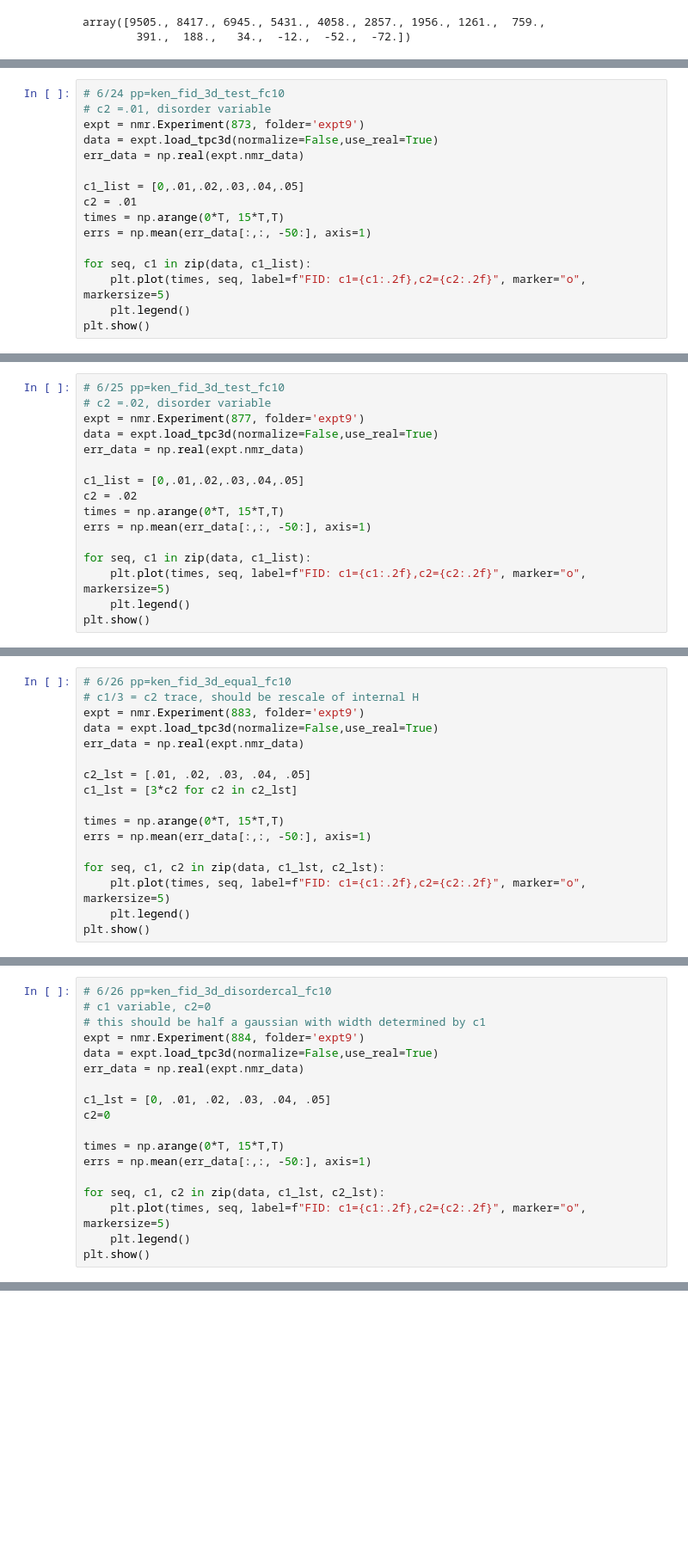
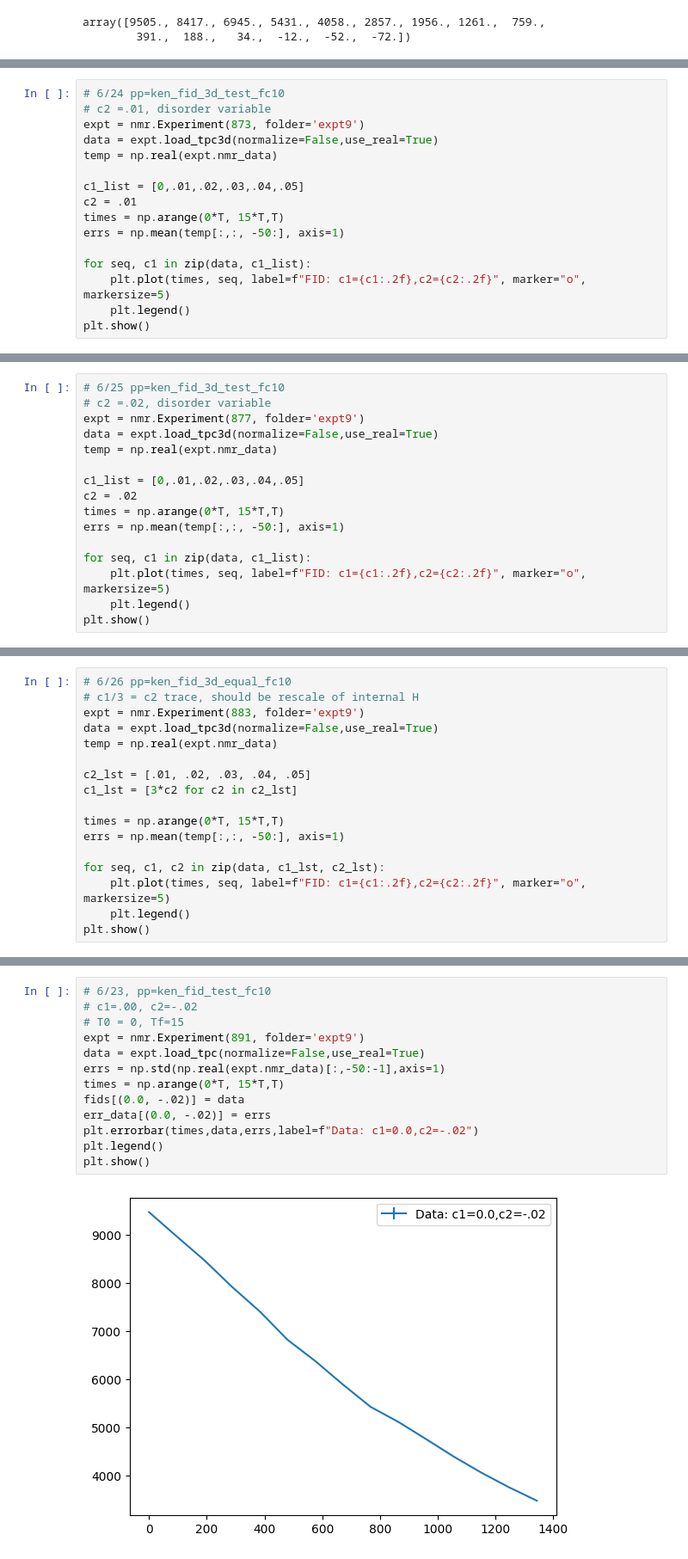
Before and after one commit to awstasiuk/phd-notebooks, a Jupyter notebook: LiF Cals/diffusion_expt_pt2.ipynb, the cells around one changed output, grey strips where cells are left out. Shown at 86% size. Saved outputs shown, nothing was run; the diff lists cells and outputs as text; blank space fills up the shorter version.

```diff
--- a/LiF Cals/diffusion_expt_pt2.ipynb
+++ b/LiF Cals/diffusion_expt_pt2.ipynb
@@ -1678,12 +1678,12 @@ plt.show()
 # c2 =.01, disorder variable
 expt = nmr.Experiment(873, folder='expt9')
 data = expt.load_tpc3d(normalize=False,use_real=True)
-err_data = np.real(expt.nmr_data)
+temp = np.real(expt.nmr_data)
 
 c1_list = [0,.01,.02,.03,.04,.05]
 c2 = .01
 times = np.arange(0*T, 15*T,T)
-errs = np.mean(err_data[:,:, -50:], axis=1)
+errs = np.mean(temp[:,:, -50:], axis=1)
 
 for seq, c1 in zip(data, c1_list):
     plt.plot(times, seq, label=f"FID: c1={c1:.2f},c2={c2:.2f}", marker="o", markersize=5)
@@ -1696,12 +1696,12 @@ plt.show()
 # c2 =.02, disorder variable
 expt = nmr.Experiment(877, folder='expt9')
 data = expt.load_tpc3d(normalize=False,use_real=True)
-err_data = np.real(expt.nmr_data)
+temp = np.real(expt.nmr_data)
 
 c1_list = [0,.01,.02,.03,.04,.05]
 c2 = .02
 times = np.arange(0*T, 15*T,T)
-errs = np.mean(err_data[:,:, -50:], axis=1)
+errs = np.mean(temp[:,:, -50:], axis=1)
 
 for seq, c1 in zip(data, c1_list):
     plt.plot(times, seq, label=f"FID: c1={c1:.2f},c2={c2:.2f}", marker="o", markersize=5)
@@ -1714,13 +1714,13 @@ plt.show()
 # c1/3 = c2 trace, should be rescale of internal H
 expt = nmr.Experiment(883, folder='expt9')
 data = expt.load_tpc3d(normalize=False,use_real=True)
-err_data = np.real(expt.nmr_data)
+temp = np.real(expt.nmr_data)
 
 c2_lst = [.01, .02, .03, .04, .05]
 c1_lst = [3*c2 for c2 in c2_lst]
 
 times = np.arange(0*T, 15*T,T)
-errs = np.mean(err_data[:,:, -50:], axis=1)
+errs = np.mean(temp[:,:, -50:], axis=1)
 
 for seq, c1, c2 in zip(data, c1_lst, c2_lst):
     plt.plot(times, seq, label=f"FID: c1={c1:.2f},c2={c2:.2f}", marker="o", markersize=5)
@@ -1741,21 +1741,3 @@ plt.ylabel(r"Normalized Signal, $S_{c_2}(t)/S_0(t)$")
 plt.show()
 # %% [output]
 [figure]
-# %%
-# 6/26 pp=ken_fid_3d_disordercal_fc10
-# c1 variable, c2=0
-# this should be half a gaussian with width determined by c1
-expt = nmr.Experiment(884, folder='expt9')
-data = expt.load_tpc3d(normalize=False,use_real=True)
-err_data = np.real(expt.nmr_data)
-
-c1_lst = [0, .01, .02, .03, .04, .05]
-c2=0
-
-times = np.arange(0*T, 15*T,T)
-errs = np.mean(err_data[:,:, -50:], axis=1)
-
-for seq, c1, c2 in zip(data, c1_lst, c2_lst):
-    plt.plot(times, seq, label=f"FID: c1={c1:.2f},c2={c2:.2f}", marker="o", markersize=5)
-    plt.legend()
-plt.show()
@@ -1761,0 +1760,15 @@ plt.show()
+# %%
+# 6/23, pp=ken_fid_test_fc10
+# c1=.00, c2=-.02
+# T0 = 0, Tf=15
+expt = nmr.Experiment(891, folder='expt9')
+data = expt.load_tpc(normalize=False,use_real=True)
+errs = np.std(np.real(expt.nmr_data)[:,-50:-1],axis=1)
+times = np.arange(0*T, 15*T,T)
+fids[(0.0, -.02)] = data
+err_data[(0.0, -.02)] = errs
+plt.errorbar(times,data,errs,label=f"Data: c1=0.0,c2=-.02")
+plt.legend()
+plt.show()
+# %% [output]
+[figure, added]
```
Also changed, not shown: parts of 18 cells of this notebook, 10 other files.
